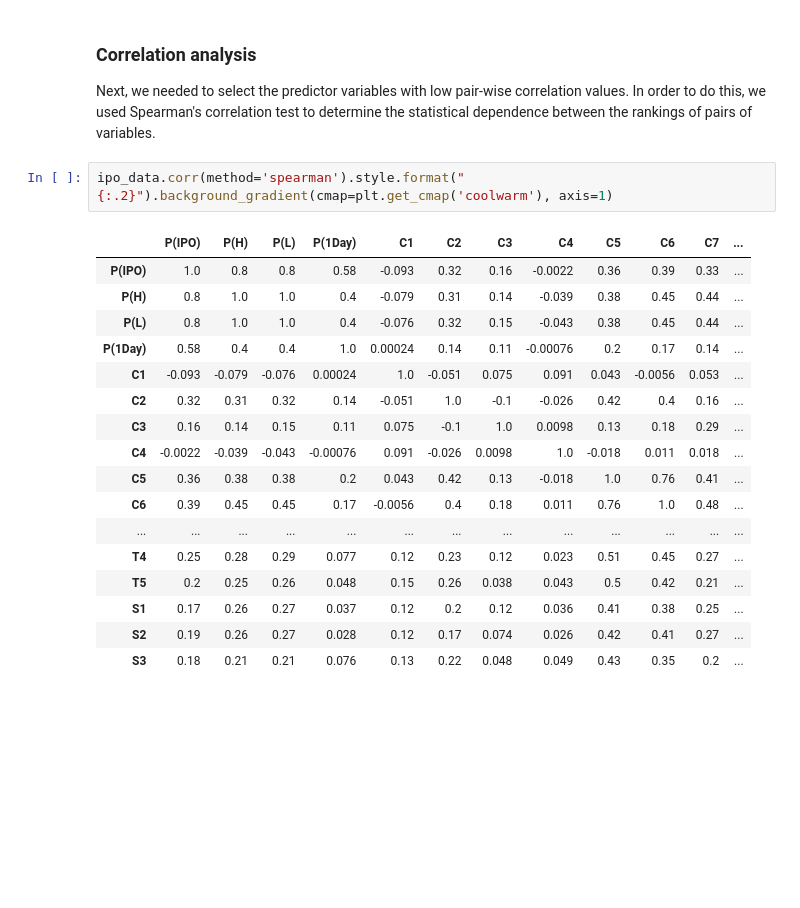
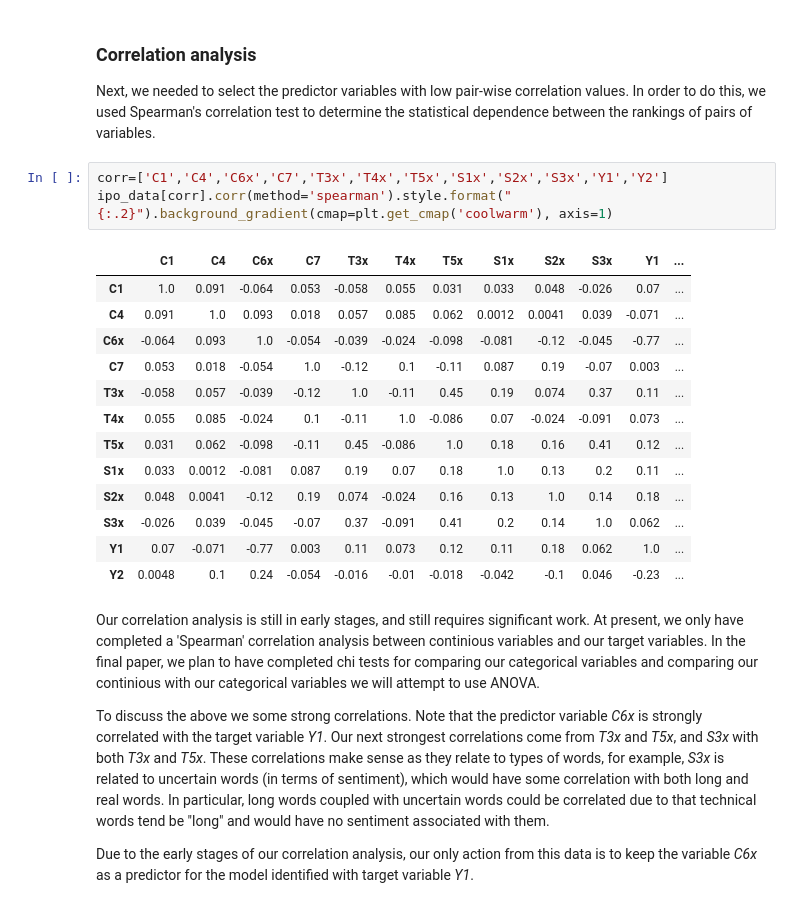
Before and after one commit to ConorFeeney/IS540-Code, a Jupyter notebook: Python for Comp 1/Milestone Report.ipynb, the cells around one changed output. Cells and saved outputs as stored; diff of their text form; blank space fills up the shorter version.

```diff
--- a/Python for Comp 1/Milestone Report.ipynb
+++ b/Python for Comp 1/Milestone Report.ipynb
@@ -301,25 +317,28 @@ print(ipo_data.head(5))
 ### Correlation analysis
 Next, we needed to select the predictor variables with low pair-wise correlation values. In order to do this, we used Spearman's correlation test to determine the statistical dependence between the rankings of pairs of variables.
 # %%
-ipo_data.corr(method='spearman').style.format("{:.2}").background_gradient(cmap=plt.get_cmap('coolwarm'), axis=1)
+corr=['C1','C4','C6x','C7','T3x','T4x','T5x','S1x','S2x','S3x','Y1','Y2']
+ipo_data[corr].corr(method='spearman').style.format("{:.2}").background_gradient(cmap=plt.get_cmap('coolwarm'), axis=1)
 # %% [output]
-|  | P(IPO) | P(H) | P(L) | P(1Day) | C1 | C2 | C3 | C4 | C5 | C6 | C7 | ... |
-| P(IPO) | 1.0 | 0.8 | 0.8 | 0.58 | -0.093 | 0.32 | 0.16 | -0.0022 | 0.36 | 0.39 | 0.33 | ... |
-| P(H) | 0.8 | 1.0 | 1.0 | 0.4 | -0.079 | 0.31 | 0.14 | -0.039 | 0.38 | 0.45 | 0.44 | ... |
-| P(L) | 0.8 | 1.0 | 1.0 | 0.4 | -0.076 | 0.32 | 0.15 | -0.043 | 0.38 | 0.45 | 0.44 | ... |
-| P(1Day) | 0.58 | 0.4 | 0.4 | 1.0 | 0.00024 | 0.14 | 0.11 | -0.00076 | 0.2 | 0.17 | 0.14 | ... |
-| C1 | -0.093 | -0.079 | -0.076 | 0.00024 | 1.0 | -0.051 | 0.075 | 0.091 | 0.043 | -0.0056 | 0.053 | ... |
-| C2 | 0.32 | 0.31 | 0.32 | 0.14 | -0.051 | 1.0 | -0.1 | -0.026 | 0.42 | 0.4 | 0.16 | ... |
-| C3 | 0.16 | 0.14 | 0.15 | 0.11 | 0.075 | -0.1 | 1.0 | 0.0098 | 0.13 | 0.18 | 0.29 | ... |
-| C4 | -0.0022 | -0.039 | -0.043 | -0.00076 | 0.091 | -0.026 | 0.0098 | 1.0 | -0.018 | 0.011 | 0.018 | ... |
-| C5 | 0.36 | 0.38 | 0.38 | 0.2 | 0.043 | 0.42 | 0.13 | -0.018 | 1.0 | 0.76 | 0.41 | ... |
-| C6 | 0.39 | 0.45 | 0.45 | 0.17 | -0.0056 | 0.4 | 0.18 | 0.011 | 0.76 | 1.0 | 0.48 | ... |
-| ... | ... | ... | ... | ... | ... | ... | ... | ... | ... | ... | ... | ... |
-| T4 | 0.25 | 0.28 | 0.29 | 0.077 | 0.12 | 0.23 | 0.12 | 0.023 | 0.51 | 0.45 | 0.27 | ... |
-| T5 | 0.2 | 0.25 | 0.26 | 0.048 | 0.15 | 0.26 | 0.038 | 0.043 | 0.5 | 0.42 | 0.21 | ... |
-| S1 | 0.17 | 0.26 | 0.27 | 0.037 | 0.12 | 0.2 | 0.12 | 0.036 | 0.41 | 0.38 | 0.25 | ... |
-| S2 | 0.19 | 0.26 | 0.27 | 0.028 | 0.12 | 0.17 | 0.074 | 0.026 | 0.42 | 0.41 | 0.27 | ... |
-| S3 | 0.18 | 0.21 | 0.21 | 0.076 | 0.13 | 0.22 | 0.048 | 0.049 | 0.43 | 0.35 | 0.2 | ... |
+|  | C1 | C4 | C6x | C7 | T3x | T4x | T5x | S1x | S2x | S3x | Y1 | ... |
+| C1 | 1.0 | 0.091 | -0.064 | 0.053 | -0.058 | 0.055 | 0.031 | 0.033 | 0.048 | -0.026 | 0.07 | ... |
+| C4 | 0.091 | 1.0 | 0.093 | 0.018 | 0.057 | 0.085 | 0.062 | 0.0012 | 0.0041 | 0.039 | -0.071 | ... |
+| C6x | -0.064 | 0.093 | 1.0 | -0.054 | -0.039 | -0.024 | -0.098 | -0.081 | -0.12 | -0.045 | -0.77 | ... |
+| C7 | 0.053 | 0.018 | -0.054 | 1.0 | -0.12 | 0.1 | -0.11 | 0.087 | 0.19 | -0.07 | 0.003 | ... |
+| T3x | -0.058 | 0.057 | -0.039 | -0.12 | 1.0 | -0.11 | 0.45 | 0.19 | 0.074 | 0.37 | 0.11 | ... |
+| T4x | 0.055 | 0.085 | -0.024 | 0.1 | -0.11 | 1.0 | -0.086 | 0.07 | -0.024 | -0.091 | 0.073 | ... |
+| T5x | 0.031 | 0.062 | -0.098 | -0.11 | 0.45 | -0.086 | 1.0 | 0.18 | 0.16 | 0.41 | 0.12 | ... |
+| S1x | 0.033 | 0.0012 | -0.081 | 0.087 | 0.19 | 0.07 | 0.18 | 1.0 | 0.13 | 0.2 | 0.11 | ... |
+| S2x | 0.048 | 0.0041 | -0.12 | 0.19 | 0.074 | -0.024 | 0.16 | 0.13 | 1.0 | 0.14 | 0.18 | ... |
+| S3x | -0.026 | 0.039 | -0.045 | -0.07 | 0.37 | -0.091 | 0.41 | 0.2 | 0.14 | 1.0 | 0.062 | ... |
+| Y1 | 0.07 | -0.071 | -0.77 | 0.003 | 0.11 | 0.073 | 0.12 | 0.11 | 0.18 | 0.062 | 1.0 | ... |
+| Y2 | 0.0048 | 0.1 | 0.24 | -0.054 | -0.016 | -0.01 | -0.018 | -0.042 | -0.1 | 0.046 | -0.23 | ... |
+# %% [markdown]
+Our correlation analysis is still in early stages, and still requires significant work. At present, we only have completed a 'Spearman' correlation analysis between continious variables and our target variables. In the final paper, we plan to have completed chi tests for comparing our categorical variables and comparing our continious with our categorical variables we will attempt to use ANOVA.
+
+To discuss the above we some strong correlations. Note that the predictor variable *C6x* is strongly correlated with the target variable *Y1*. Our next strongest correlations come from *T3x* and *T5x*, and *S3x* with both *T3x* and *T5x*. These correlations make sense as they relate to types of words, for example, *S3x* is related to uncertain words (in terms of sentiment), which would have some correlation with both long and real words. In particular, long words coupled with uncertain words could be correlated due to that technical words tend be "long" and would have no sentiment associated with them.
+
+Due to the early stages of our correlation analysis, our only action from this data is to keep the variable *C6x* as a predictor for the model identified with target variable *Y1*.
 # %% [markdown]
 ### Standardization
 Feature scaling is a method used to standardize the range of independent variables or features of data. In data processing, it is also known as data normalization and is generally performed during the data preprocessing step. Since the range of values of raw data varies widely, in some machine learning algorithms, objective functions will not work properly without normalization. For example, the majority of classifiers calculate the distance between two points by the Euclidean distance. If one of the features has a broad range of values, the distance will be governed by this particular feature. Therefore, the range of all features should be normalized so that each feature contributes approximately proportionately to the final distance. Bearing all this mind, we felt that this could only help improve our model accuracy.
```
Also changed, not shown: parts of 12 cells of this notebook, 3 other files.
